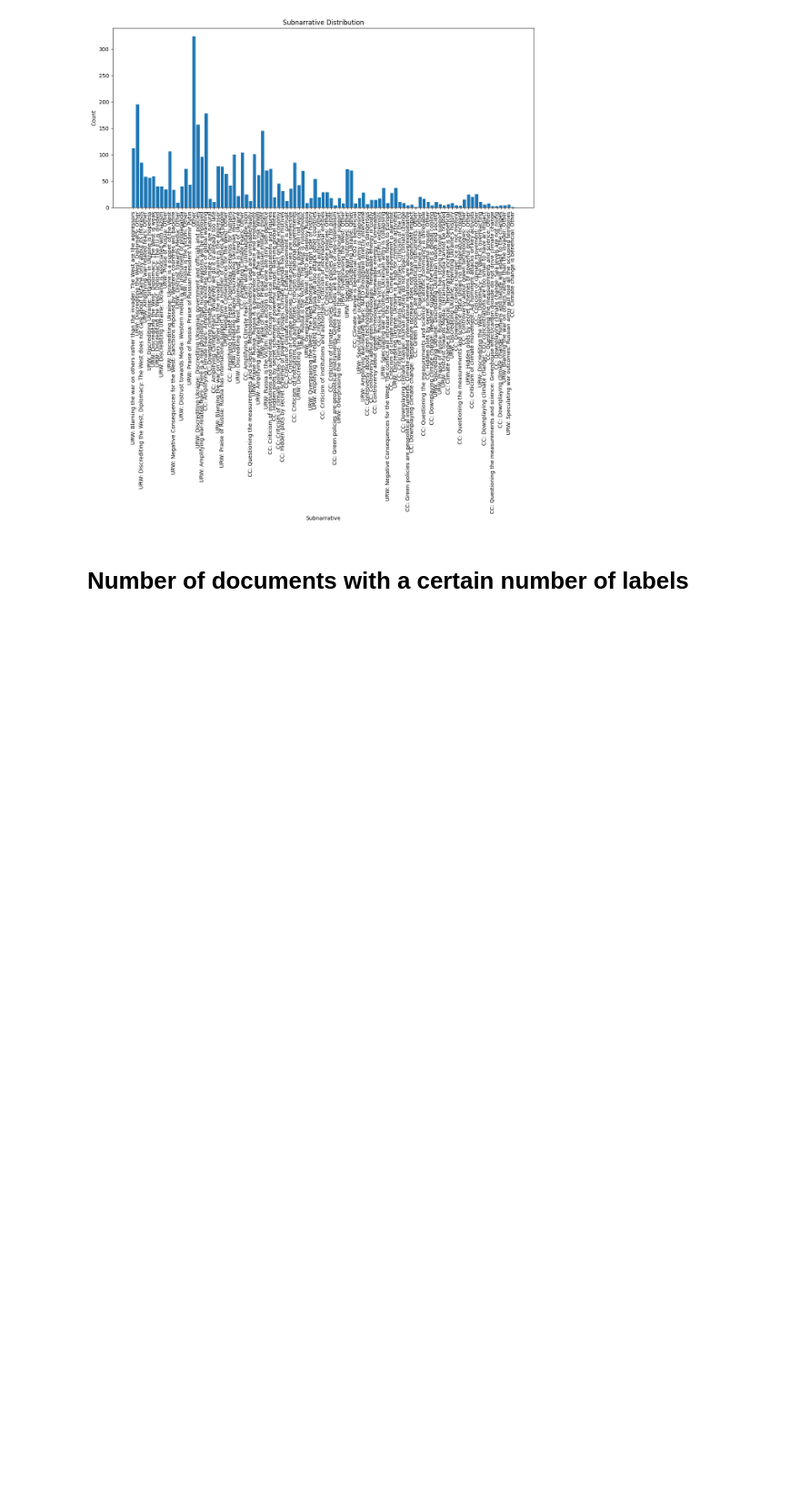
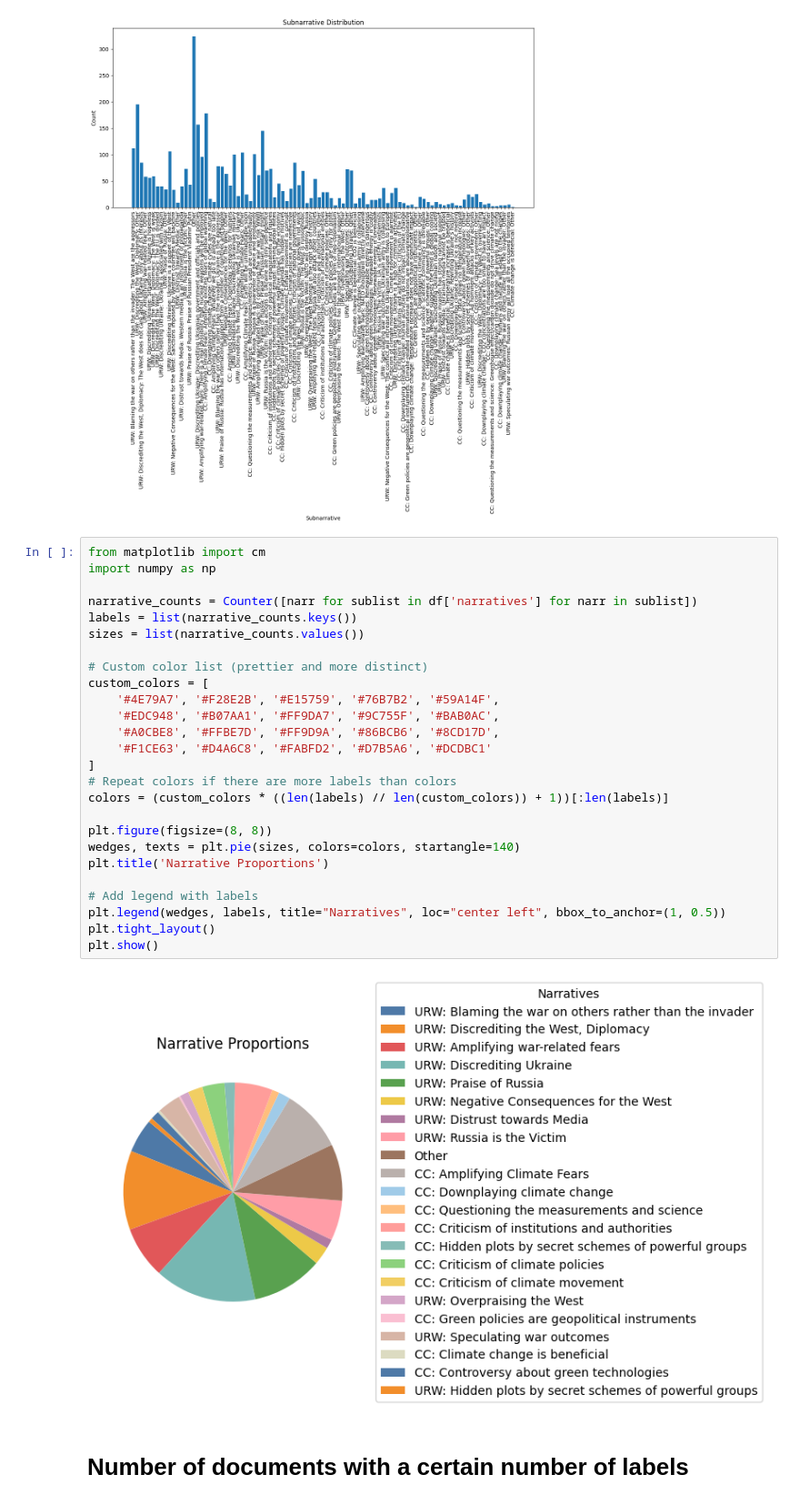
Before and after one commit to NourJadiri/hybrid-text-classification, a Jupyter notebook: notebooks/02_data_visualisation.ipynb, the cells around one changed output. Shown at 91% size. Cells and saved outputs as stored; diff of their text form; blank space fills up the shorter version.

Commit message:
Add narrative proportion distribution

```diff
--- a/notebooks/02_data_visualisation.ipynb
+++ b/notebooks/02_data_visualisation.ipynb
@@ -91,6 +91,34 @@ plt.show()
 # %% [output]
 [figure]
 [figure]
+# %%
+from matplotlib import cm
+import numpy as np
+
+narrative_counts = Counter([narr for sublist in df['narratives'] for narr in sublist])
+labels = list(narrative_counts.keys())
+sizes = list(narrative_counts.values())
+
+# Custom color list (prettier and more distinct)
+custom_colors = [
+    '#4E79A7', '#F28E2B', '#E15759', '#76B7B2', '#59A14F',
+    '#EDC948', '#B07AA1', '#FF9DA7', '#9C755F', '#BAB0AC',
+    '#A0CBE8', '#FFBE7D', '#FF9D9A', '#86BCB6', '#8CD17D',
+    '#F1CE63', '#D4A6C8', '#FABFD2', '#D7B5A6', '#DCDBC1'
+]
+# Repeat colors if there are more labels than colors
+colors = (custom_colors * ((len(labels) // len(custom_colors)) + 1))[:len(labels)]
+
+plt.figure(figsize=(8, 8))
+wedges, texts = plt.pie(sizes, colors=colors, startangle=140)
+plt.title('Narrative Proportions')
+
+# Add legend with labels
+plt.legend(wedges, labels, title="Narratives", loc="center left", bbox_to_anchor=(1, 0.5))
+plt.tight_layout()
+plt.show()
+# %% [output]
+[figure, added]
 # %% [markdown]
 # Number of documents with a certain number of labels
 # %%
```
Also changed, not shown: parts of 1 cell of this notebook.
